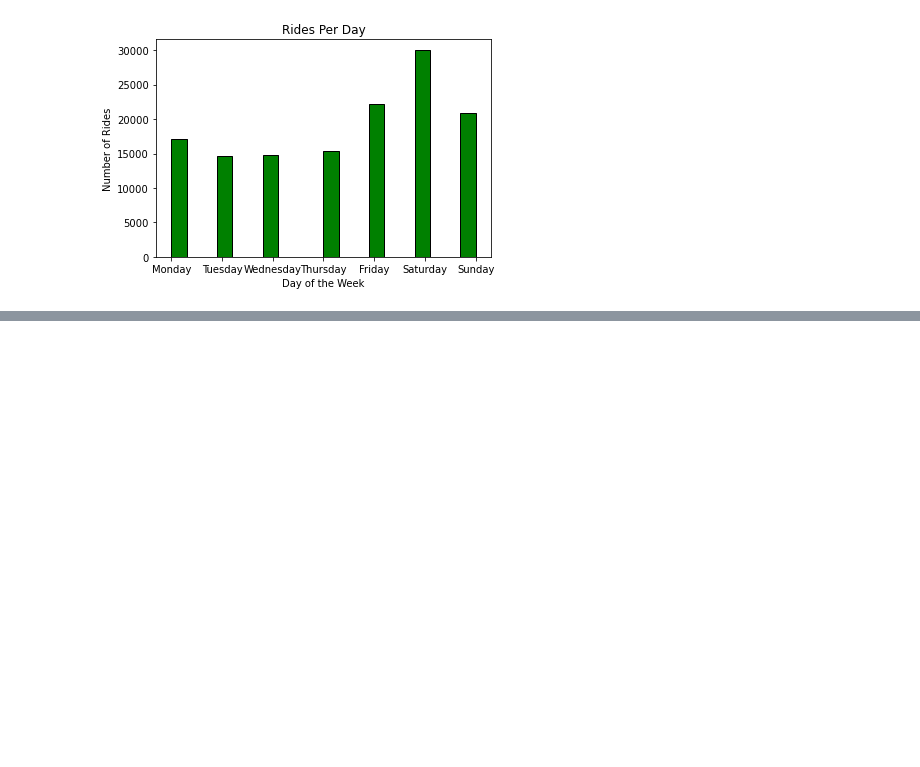
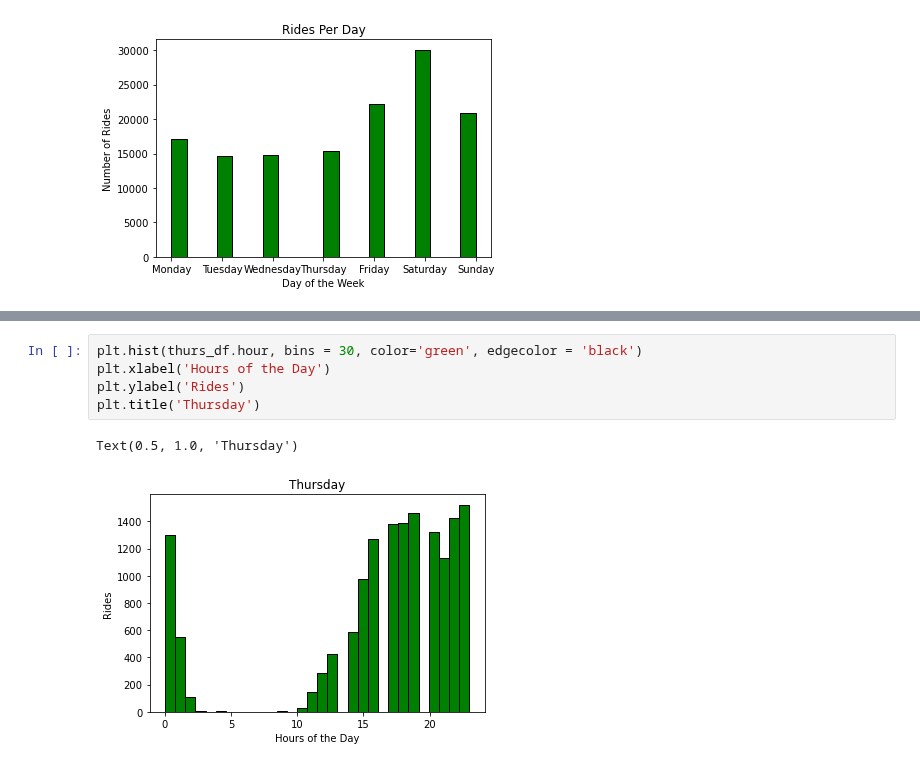
Before and after one commit to Quezadajl/nashville-scooters-project, a Jupyter notebook: notebooks/july_scooter.ipynb, the cells around one changed output, grey strips where cells are left out. Drawn from its saved outputs; the diff is of its cells as text; blank space fills up the shorter version.

```diff
--- a/notebooks/july_scooter.ipynb
+++ b/notebooks/july_scooter.ipynb
@@ -367,0 +398,8 @@ plt.show()
+# %%
+plt.hist(thurs_df.hour, bins = 30, color='green', edgecolor = 'black')
+plt.xlabel('Hours of the Day')
+plt.ylabel('Rides')
+plt.title('Thursday')
+# %% [output]
+Text(0.5, 1.0, 'Thursday')
+[figure, added]
```
Also changed, not shown: parts of 6 cells of this notebook.
